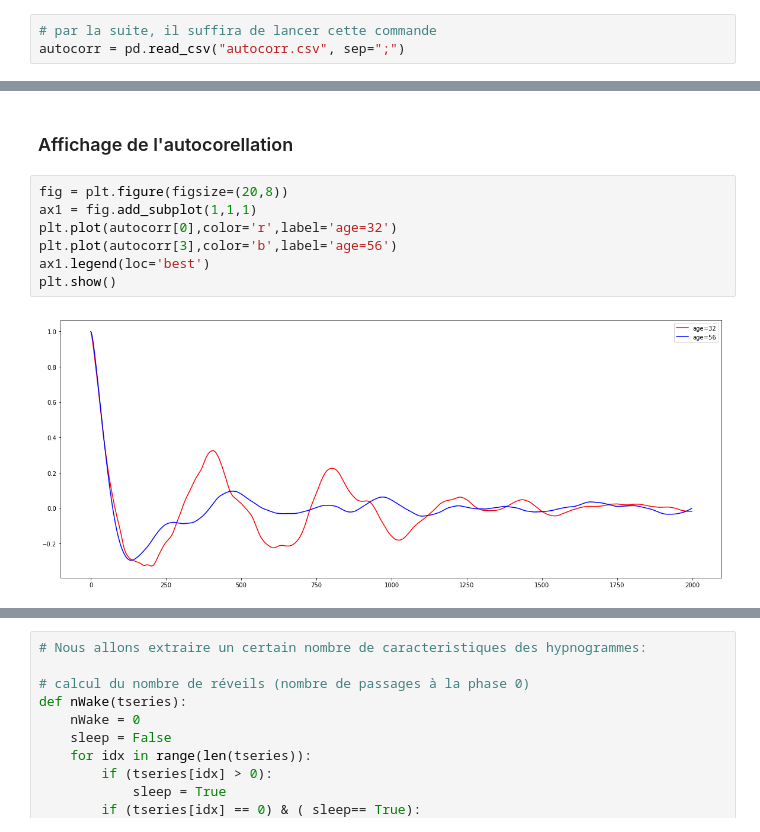
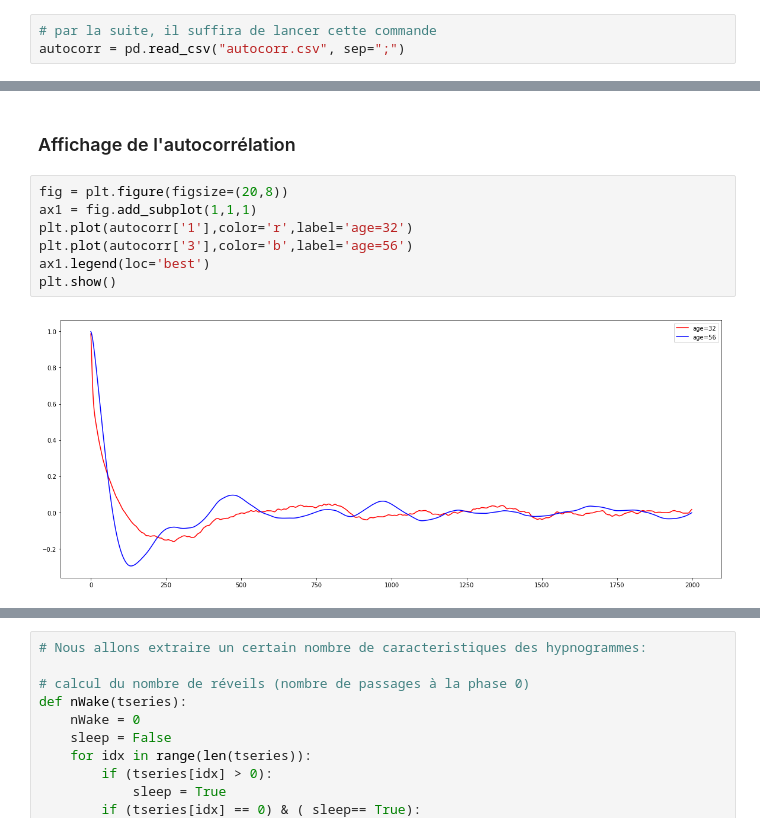
Before and after one commit to thlevy/Rythm_MachineLearning, a Jupyter notebook: Projet Rythm.ipynb, the cells around one changed output, grey strips where cells are left out. Drawn from its saved outputs; the diff is of its cells as text.

```diff
--- a/Projet Rythm.ipynb
+++ b/Projet Rythm.ipynb
@@ -162,12 +198,12 @@ autocorr = pd.read_csv("autocorr.csv", sep=";")
 # %% [markdown]
-### Affichage de l'autocorellation
+### Affichage de l'autocorrélation
 # %%
 fig = plt.figure(figsize=(20,8))
 ax1 = fig.add_subplot(1,1,1)
-plt.plot(autocorr[0],color='r',label='age=32')
-plt.plot(autocorr[3],color='b',label='age=56')
+plt.plot(autocorr['1'],color='r',label='age=32')
+plt.plot(autocorr['3'],color='b',label='age=56')
 ax1.legend(loc='best')
 plt.show()
 # %% [output]
-[figure, old version]
+[figure, new version]
 # %% [markdown]
```
Also changed, not shown: parts of 29 cells of this notebook.
